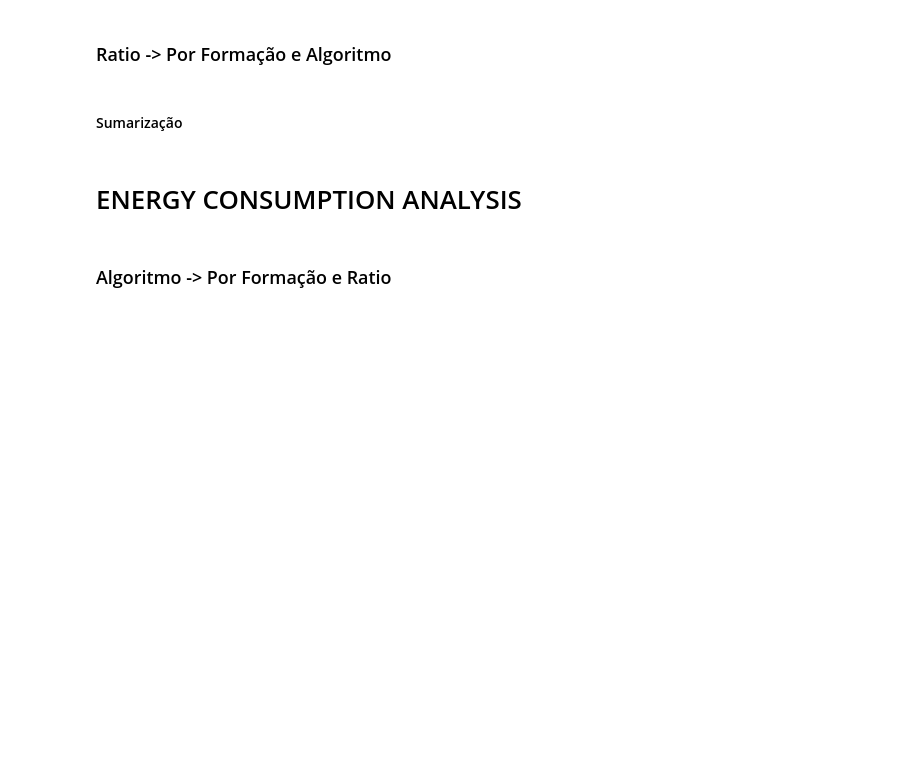
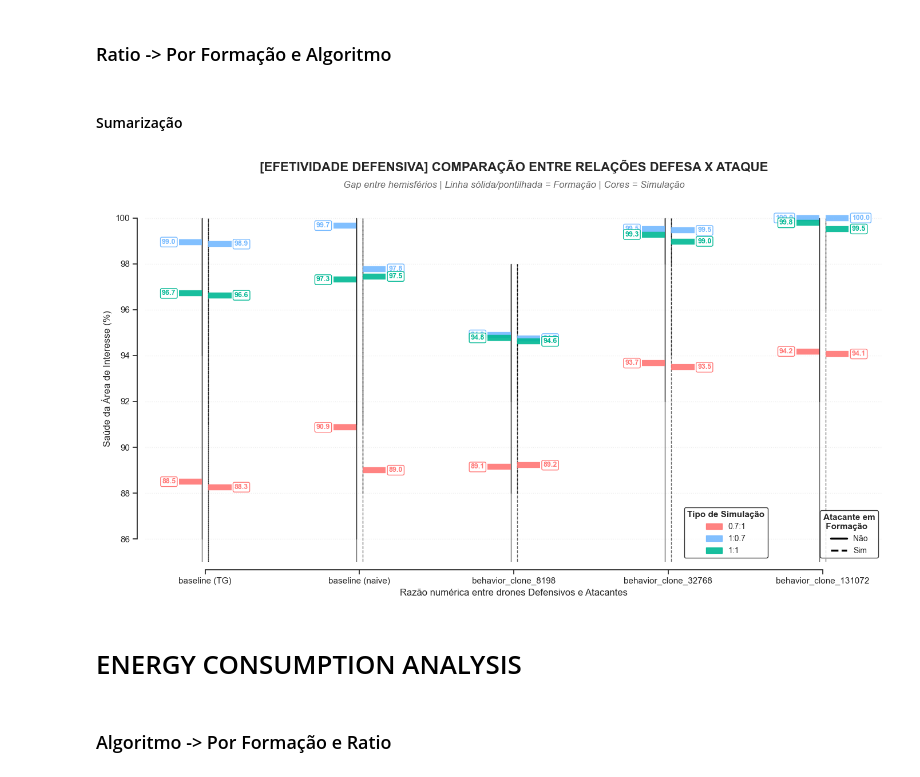
Before and after one commit to lucasll37/DroneSwarm2D-lib, a Jupyter notebook: analysis/compare.ipynb, the cells around one changed output. Saved outputs shown, nothing was run; the diff lists cells and outputs as text; code cells hidden in the pictures; blank space fills up the shorter version.

```diff
--- a/analysis/compare.ipynb
+++ b/analysis/compare.ipynb
@@ -384,32 +466,34 @@ test_result = violinplot_with_bootstrap_test(
 # %%
 # Chamada da função com GAP entre hemisférios
 test_result = violinplot_with_overlap(
     data=data,
     filter_conditions=None,
     x_col="simulation",
     y_col="interest_point_health",
     hue_col="formation",
     hue2_col="ratio friend:enemy",
     title="[EFETIVIDADE DEFENSIVA] COMPARAÇÃO ENTRE RELAÇÕES DEFESA X ATAQUE",
     subtitle="Gap entre hemisférios | Linha sólida/pontilhada = Formação | Cores = Simulação",
     xlabel="Razão numérica entre drones Defensivos e Atacantes",
     ylabel="Saúde da Área de Interesse (%)",
     figsize=(14, 8),
     linewidth=0.5,
     palette=None,
     hue2_palette=None,
     save_fig=True,
     save_dir="../analysis/images",
     filename="EFETIVIDADE_DEFENSIVA_COMPARACAO_RELACOES",
     legend_title='Atacante em\n Formação',
     legend_labels={True: 'Sim', False: 'Não'},
     hue2_legend_title="Tipo de Simulação",
-    x_order=['baseline (TG)', 'baseline (naive)', 'behavior_clone_8198'],  # ← Aplicar sua ordem
+    x_order=['baseline (TG)', 'baseline (naive)', 'behavior_clone_8198', 'behavior_clone_32768', 'behavior_clone_131072'],  # ← Aplicar sua ordem
     hue2_order=None,
     ylim_top=101,
     ylim_bottom=85,
     hemisphere_mode='split'
 )
+# %% [output]
+[figure, added]
 # %% [markdown]
 # ENERGY CONSUMPTION ANALYSIS
 # %% [markdown]
```
Also changed, not shown: parts of 18 cells of this notebook, 29 other files.
